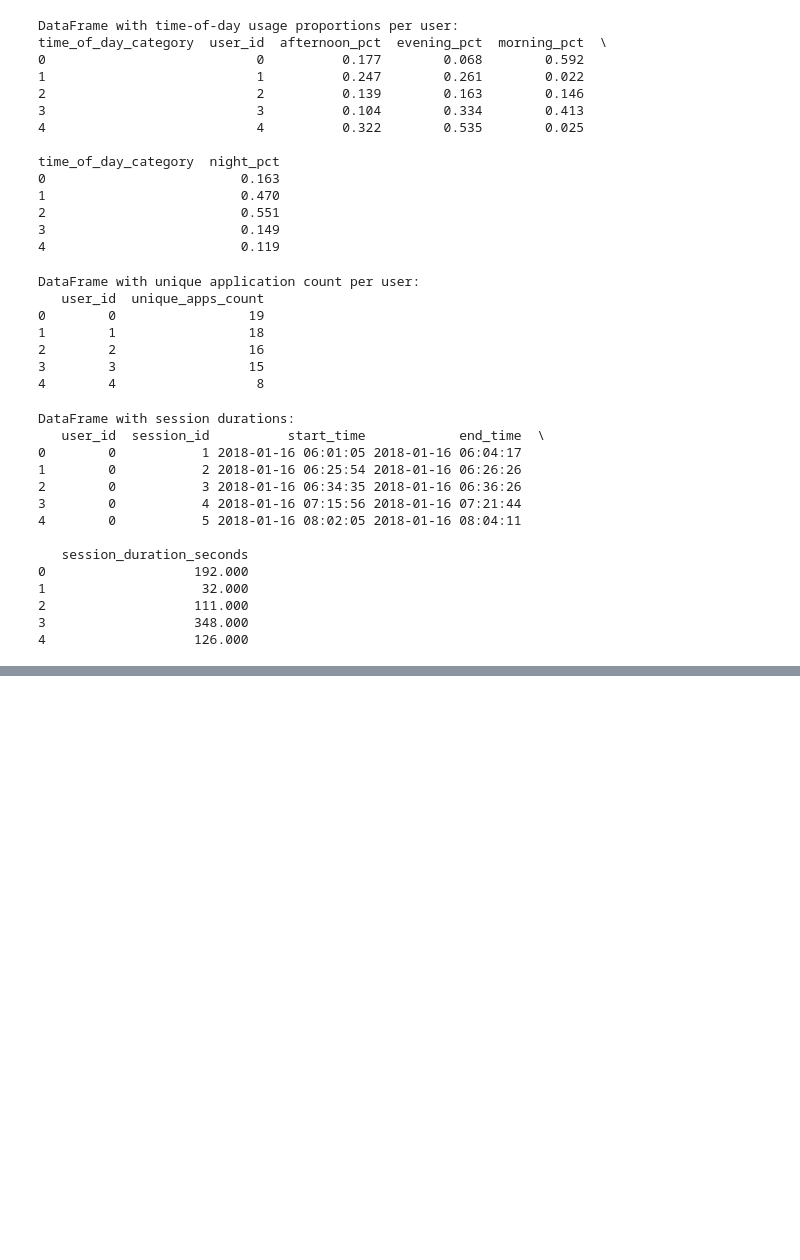
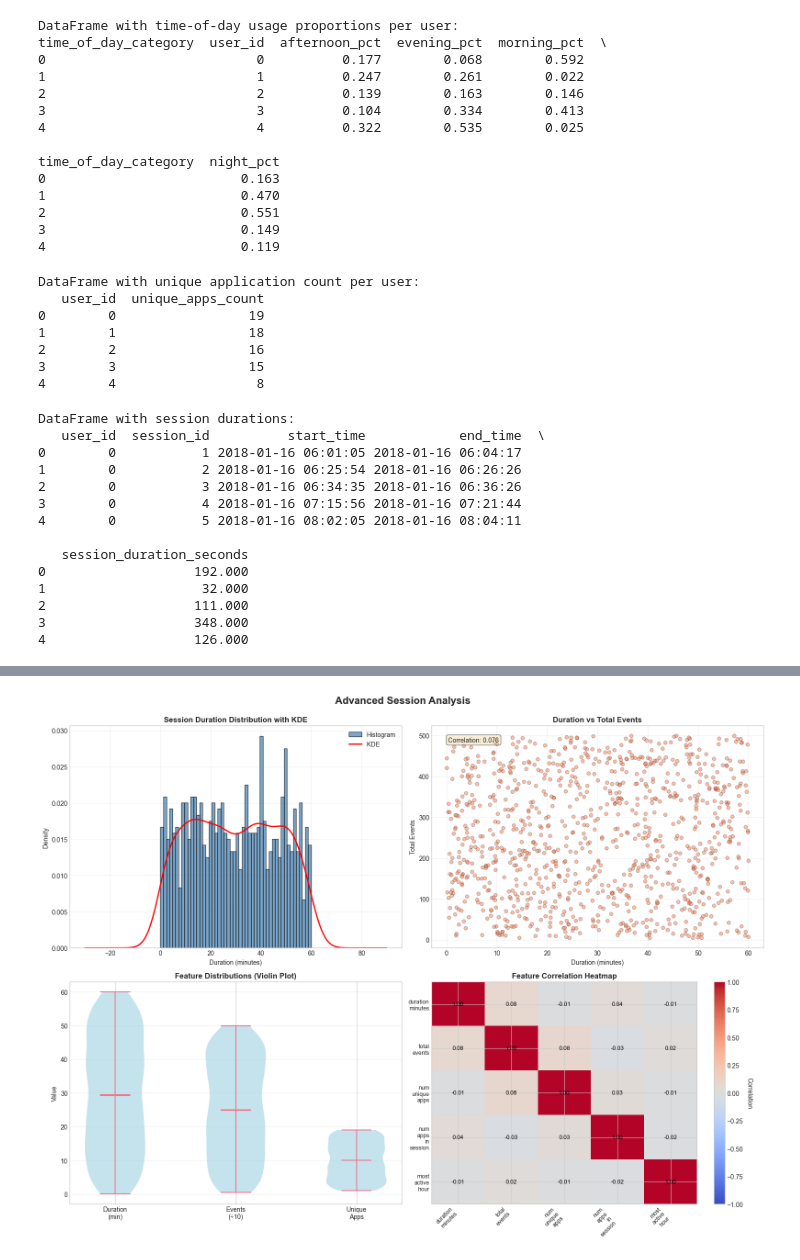
Before and after one commit to RobertBanda/Customer-segmentation, a Jupyter notebook: customer segmentation analysis.ipynb, the cells around one changed output, grey strips where cells are left out. Drawn from its saved outputs; the diff is of its cells as text; code cells hidden in the pictures; blank space fills up the shorter version.

```diff
--- a/customer segmentation analysis.ipynb
+++ b/customer segmentation analysis.ipynb
@@ -703,0 +899,77 @@ NameError: name 'scaled_features' is not defined
+# %%
+
+# 3. COMBINED VISUALIZATIONS
+
+fig, axes = plt.subplots(2, 2, figsize=(16, 12))
+fig.suptitle('Advanced Session Analysis', fontsize=16, fontweight='bold', y=0.995)
+
+# 3.1 Histogram with KDE
+axes[0, 0].hist(session_level_features['duration_minutes'], bins=50,
+                color='steelblue', alpha=0.7, edgecolor='black', density=True, label='Histogram')
+session_level_features['duration_minutes'].plot(kind='kde', ax=axes[0, 0],
+                                                 color='red', linewidth=2, label='KDE')
+axes[0, 0].set_title('Session Duration Distribution with KDE', fontsize=12, fontweight='bold')
+axes[0, 0].set_xlabel('Duration (minutes)')
+axes[0, 0].set_ylabel('Density')
+axes[0, 0].legend()
+axes[0, 0].grid(alpha=0.3)
+
+# 3.2 Scatter plot: Duration vs Events
+axes[0, 1].scatter(session_level_features['duration_minutes'],
+                   session_level_features['total_events'],
+                   alpha=0.5, s=30, c='coral', edgecolors='black', linewidth=0.5)
+axes[0, 1].set_title('Duration vs Total Events', fontsize=12, fontweight='bold')
+axes[0, 1].set_xlabel('Duration (minutes)')
+axes[0, 1].set_ylabel('Total Events')
+axes[0, 1].grid(alpha=0.3)
+
+# Add correlation
+corr = session_level_features[['duration_minutes', 'total_events']].corr().iloc[0, 1]
+axes[0, 1].text(0.05, 0.95, f'Correlation: {corr:.3f}',
+                transform=axes[0, 1].transAxes,
+                bbox=dict(boxstyle='round', facecolor='wheat', alpha=0.5),
+                verticalalignment='top')
+
+# 3.3 Violin plot
+violin_data = [
+    session_level_features['duration_minutes'],
+    session_level_features['total_events'] / 10,  # Scale down for visibility
+    session_level_features['num_unique_apps']
+]
+positions = [1, 2, 3]
+parts = axes[1, 0].violinplot(violin_data, positions=positions, showmeans=True, showmedians=True)
+for pc in parts['bodies']:
+    pc.set_facecolor('lightblue')
+    pc.set_alpha(0.7)
+axes[1, 0].set_xticks(positions)
+axes[1, 0].set_xticklabels(['Duration\n(min)', 'Events\n(÷10)', 'Unique\nApps'])
+axes[1, 0].set_title('Feature Distributions (Violin Plot)', fontsize=12, fontweight='bold')
+axes[1, 0].set_ylabel('Value')
+axes[1, 0].grid(axis='y', alpha=0.3)
+
+
+# 3.4 Heatmap of correlations
+corr_features = ['duration_minutes', 'total_events', 'num_unique_apps',
+                 'num_apps_in_session', 'most_active_hour']
+corr_matrix = session_level_features[corr_features].corr()
+im = axes[1, 1].imshow(corr_matrix, cmap='coolwarm', aspect='auto', vmin=-1, vmax=1)
+axes[1, 1].set_xticks(range(len(corr_features)))
+axes[1, 1].set_yticks(range(len(corr_features)))
+axes[1, 1].set_xticklabels([f.replace('_', '\n') for f in corr_features], rotation=45, ha='right', fontsize=9)
+axes[1, 1].set_yticklabels([f.replace('_', '\n') for f in corr_features], fontsize=9)
+axes[1, 1].set_title('Feature Correlation Heatmap', fontsize=12, fontweight='bold')
+
+# Add correlation values
+for i in range(len(corr_features)):
+    for j in range(len(corr_features)):
+        text = axes[1, 1].text(j, i, f'{corr_matrix.iloc[i, j]:.2f}',
+                              ha="center", va="center", color="black", fontsize=9)
+
+# Add colorbar
+cbar = plt.colorbar(im, ax=axes[1, 1])
+cbar.set_label('Correlation', rotation=270, labelpad=15)
+
+plt.tight_layout()
+plt.show()
+# %% [output]
+[figure, added]
```
Also changed, not shown: parts of 12 cells of this notebook.
